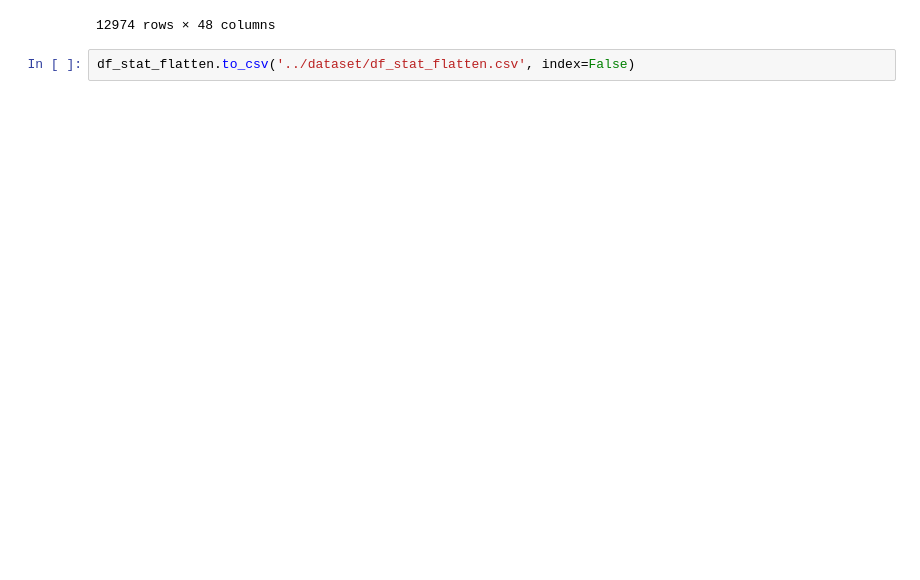
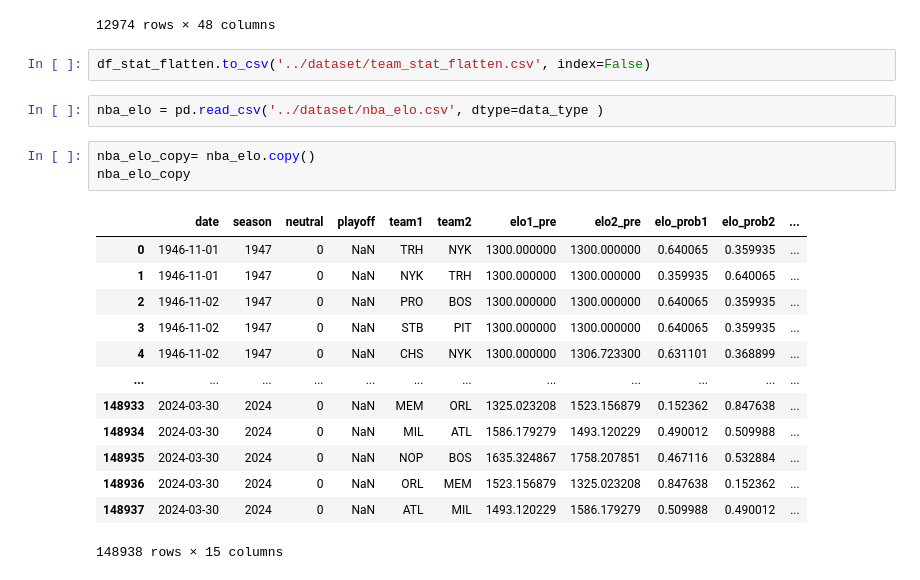
Before and after one commit to ddesangesl/PA-NBA, a Jupyter notebook: src/flat_dataset.ipynb, the cells around one changed output. Cells and saved outputs as stored; diff of their text form; blank space fills up the shorter version.

```diff
--- a/src/flat_dataset.ipynb
+++ b/src/flat_dataset.ipynb
@@ -95,4 +95,23 @@ df_stat_flatten
 | 12973 | 22301230 | LAL vs. NOP | 2023-12-07 | 7 | 6 | 0.3244 | 0.3545 | 0.7606 | ... |
 12974 rows × 48 columns
 # %%
-df_stat_flatten.to_csv('../dataset/df_stat_flatten.csv', index=False)
+df_stat_flatten.to_csv('../dataset/team_stat_flatten.csv', index=False)
+# %%
+nba_elo = pd.read_csv('../dataset/nba_elo.csv', dtype=data_type )
+# %%
+nba_elo_copy= nba_elo.copy()
+nba_elo_copy
+# %% [output]
+|  | date | season | neutral | playoff | team1 | team2 | elo1_pre | elo2_pre | elo_prob1 | elo_prob2 | ... |
+| 0 | 1946-11-01 | 1947 | 0 | NaN | TRH | NYK | 1300.000000 | 1300.000000 | 0.640065 | 0.359935 | ... |
+| 1 | 1946-11-01 | 1947 | 0 | NaN | NYK | TRH | 1300.000000 | 1300.000000 | 0.359935 | 0.640065 | ... |
+| 2 | 1946-11-02 | 1947 | 0 | NaN | PRO | BOS | 1300.000000 | 1300.000000 | 0.640065 | 0.359935 | ... |
+| 3 | 1946-11-02 | 1947 | 0 | NaN | STB | PIT | 1300.000000 | 1300.000000 | 0.640065 | 0.359935 | ... |
+| 4 | 1946-11-02 | 1947 | 0 | NaN | CHS | NYK | 1300.000000 | 1306.723300 | 0.631101 | 0.368899 | ... |
+| ... | ... | ... | ... | ... | ... | ... | ... | ... | ... | ... | ... |
+| 148933 | 2024-03-30 | 2024 | 0 | NaN | MEM | ORL | 1325.023208 | 1523.156879 | 0.152362 | 0.847638 | ... |
+| 148934 | 2024-03-30 | 2024 | 0 | NaN | MIL | ATL | 1586.179279 | 1493.120229 | 0.490012 | 0.509988 | ... |
+| 148935 | 2024-03-30 | 2024 | 0 | NaN | NOP | BOS | 1635.324867 | 1758.207851 | 0.467116 | 0.532884 | ... |
+| 148936 | 2024-03-30 | 2024 | 0 | NaN | ORL | MEM | 1523.156879 | 1325.023208 | 0.847638 | 0.152362 | ... |
+| 148937 | 2024-03-30 | 2024 | 0 | NaN | ATL | MIL | 1493.120229 | 1586.179279 | 0.509988 | 0.490012 | ... |
+148938 rows × 15 columns
```
Also changed, not shown: parts of 14 cells of this notebook, 4 other files.
